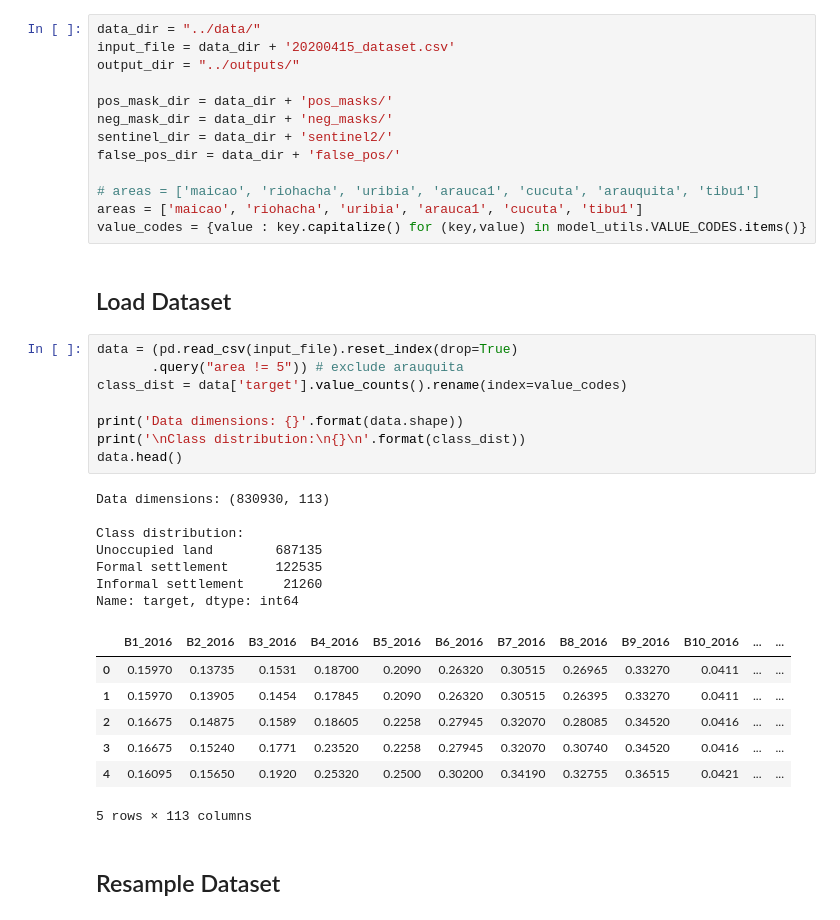
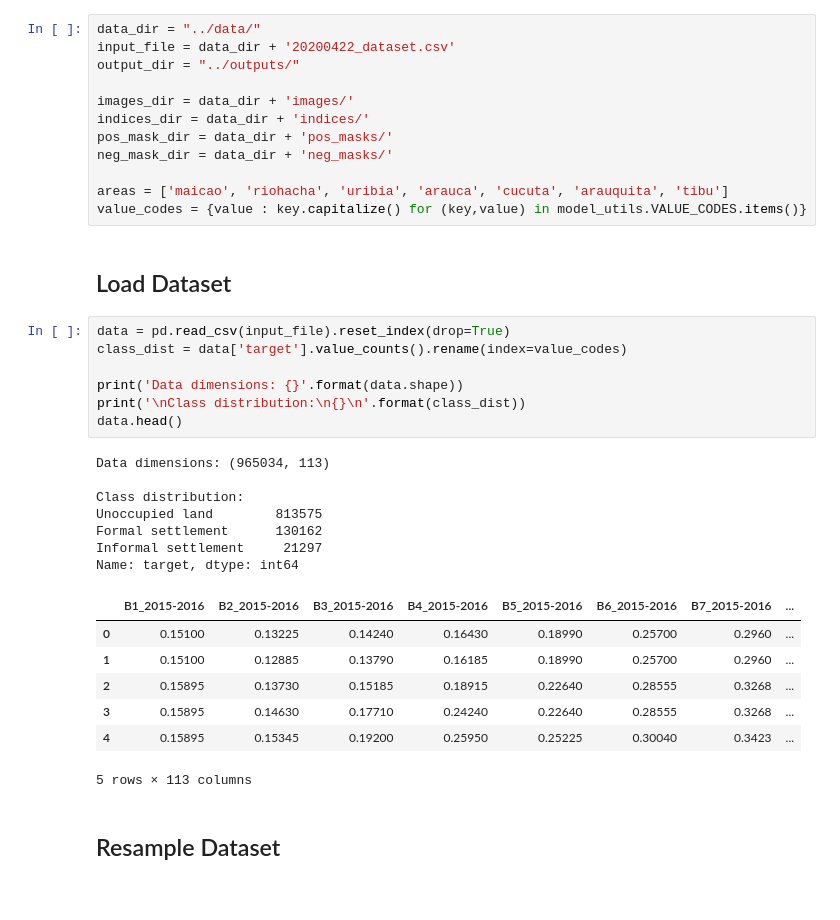
Before and after one commit to thinkingmachines/geoai-immap, a Jupyter notebook: notebooks/02_Model_Training.ipynb, the cells around one changed output. Drawn from its saved outputs; the diff is of its cells as text.

Commit message:
Add 2015-2016 images, update model

```diff
--- a/notebooks/02_Model_Training.ipynb
+++ b/notebooks/02_Model_Training.ipynb
@@ -29,41 +29,39 @@ SEED = 42
 ## File Locations
 # %%
 data_dir = "../data/"
-input_file = data_dir + '20200415_dataset.csv'
+input_file = data_dir + '20200422_dataset.csv'
 output_dir = "../outputs/"
 
+images_dir = data_dir + 'images/'
+indices_dir = data_dir + 'indices/'
 pos_mask_dir = data_dir + 'pos_masks/'
 neg_mask_dir = data_dir + 'neg_masks/'
-sentinel_dir = data_dir + 'sentinel2/'
-false_pos_dir = data_dir + 'false_pos/'
 
-# areas = ['maicao', 'riohacha', 'uribia', 'arauca1', 'cucuta', 'arauquita', 'tibu1']
-areas = ['maicao', 'riohacha', 'uribia', 'arauca1', 'cucuta', 'tibu1']
+areas = ['maicao', 'riohacha', 'uribia', 'arauca', 'cucuta', 'arauquita', 'tibu']
 value_codes = {value : key.capitalize() for (key,value) in model_utils.VALUE_CODES.items()}
 # %% [markdown]
 ## Load Dataset
 # %%
-data = (pd.read_csv(input_file).reset_index(drop=True)
-       .query("area != 5")) # exclude arauquita
+data = pd.read_csv(input_file).reset_index(drop=True)
 class_dist = data['target'].value_counts().rename(index=value_codes)
 
 print('Data dimensions: {}'.format(data.shape))
 print('\nClass distribution:\n{}\n'.format(class_dist))
 data.head()
 # %% [output]
-Data dimensions: (830930, 113)
+Data dimensions: (965034, 113)
 
 Class distribution:
-Unoccupied land        687135
-Formal settlement      122535
-Informal settlement     21260
+Unoccupied land        813575
+Formal settlement      130162
+Informal settlement     21297
 Name: target, dtype: int64
-|  | B1_2016 | B2_2016 | B3_2016 | B4_2016 | B5_2016 | B6_2016 | B7_2016 | B8_2016 | B9_2016 | B10_2016 | ... | ... |
-| 0 | 0.15970 | 0.13735 | 0.1531 | 0.18700 | 0.2090 | 0.26320 | 0.30515 | 0.26965 | 0.33270 | 0.0411 | ... | ... |
-| 1 | 0.15970 | 0.13905 | 0.1454 | 0.17845 | 0.2090 | 0.26320 | 0.30515 | 0.26395 | 0.33270 | 0.0411 | ... | ... |
-| 2 | 0.16675 | 0.14875 | 0.1589 | 0.18605 | 0.2258 | 0.27945 | 0.32070 | 0.28085 | 0.34520 | 0.0416 | ... | ... |
-| 3 | 0.16675 | 0.15240 | 0.1771 | 0.23520 | 0.2258 | 0.27945 | 0.32070 | 0.30740 | 0.34520 | 0.0416 | ... | ... |
-| 4 | 0.16095 | 0.15650 | 0.1920 | 0.25320 | 0.2500 | 0.30200 | 0.34190 | 0.32755 | 0.36515 | 0.0421 | ... | ... |
+|  | B1_2015-2016 | B2_2015-2016 | B3_2015-2016 | B4_2015-2016 | B5_2015-2016 | B6_2015-2016 | B7_2015-2016 | ... |
+| 0 | 0.15100 | 0.13225 | 0.14240 | 0.16430 | 0.18990 | 0.25700 | 0.2960 | ... |
+| 1 | 0.15100 | 0.12885 | 0.13790 | 0.16185 | 0.18990 | 0.25700 | 0.2960 | ... |
+| 2 | 0.15895 | 0.13730 | 0.15185 | 0.18915 | 0.22640 | 0.28555 | 0.3268 | ... |
+| 3 | 0.15895 | 0.14630 | 0.17710 | 0.24240 | 0.22640 | 0.28555 | 0.3268 | ... |
+| 4 | 0.15895 | 0.15345 | 0.19200 | 0.25950 | 0.25225 | 0.30040 | 0.3423 | ... |
 5 rows × 113 columns
 # %% [markdown]
 ## Resample Dataset
```
Also changed, not shown: parts of 5 cells of this notebook, 6 other files.
